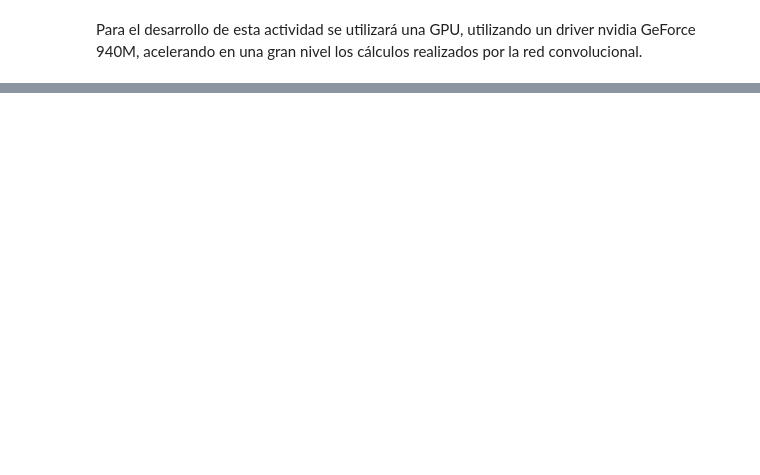
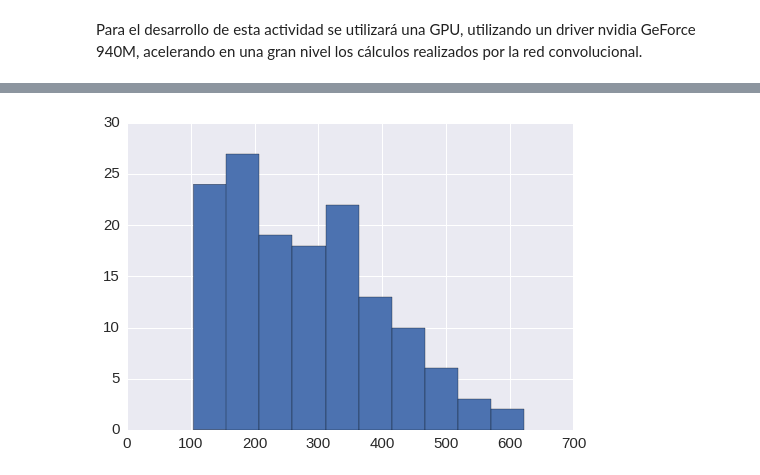
Before and after one commit to FMena14/Ayudantias, a Jupyter notebook: Parte2.ipynb, the cells around one changed output, grey strips where cells are left out. Cells and saved outputs as stored; diff of their text form; code cells hidden in the pictures; blank space fills up the shorter version.

```diff
--- a/Parte2.ipynb
+++ b/Parte2.ipynb
@@ -32,0 +132,7 @@ Para el desarrollo de esta actividad se utilizará una GPU, utilizando un driver
+# %%
+plt.hist(dataframe.values)
+#sns.distplot(dataframe.values, color='g', hist_kws={'alpha': 0.9}, kde=False)
+plt.xlim(0)
+plt.show()
+# %% [output]
+[figure, added]
```
Also changed, not shown: parts of 54 cells of this notebook.
